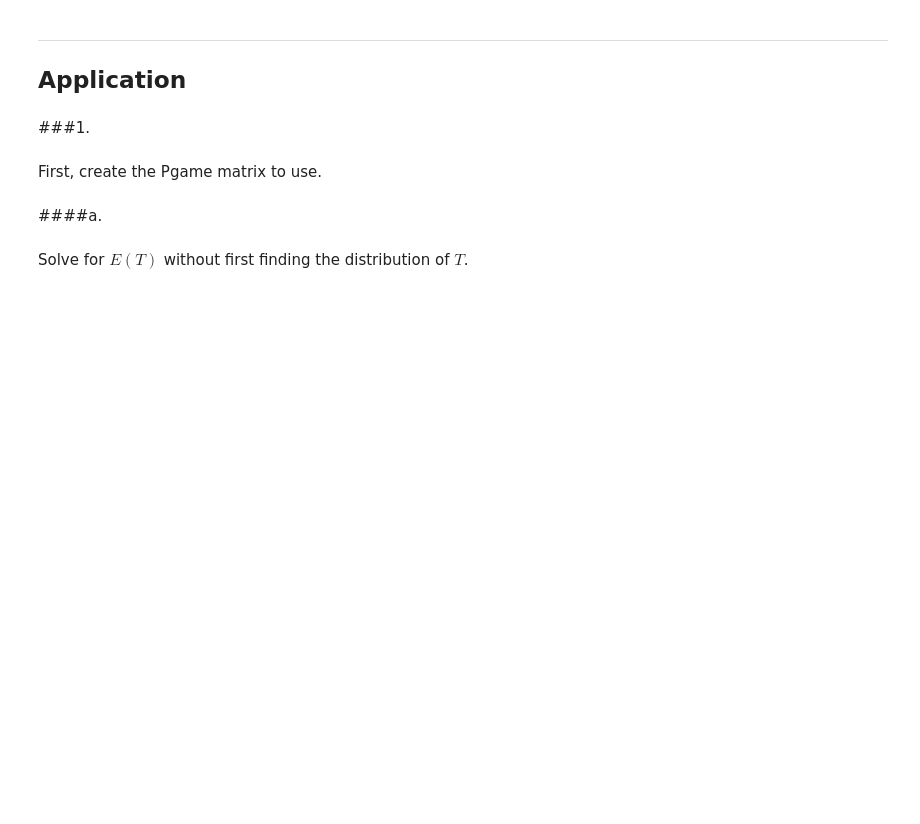
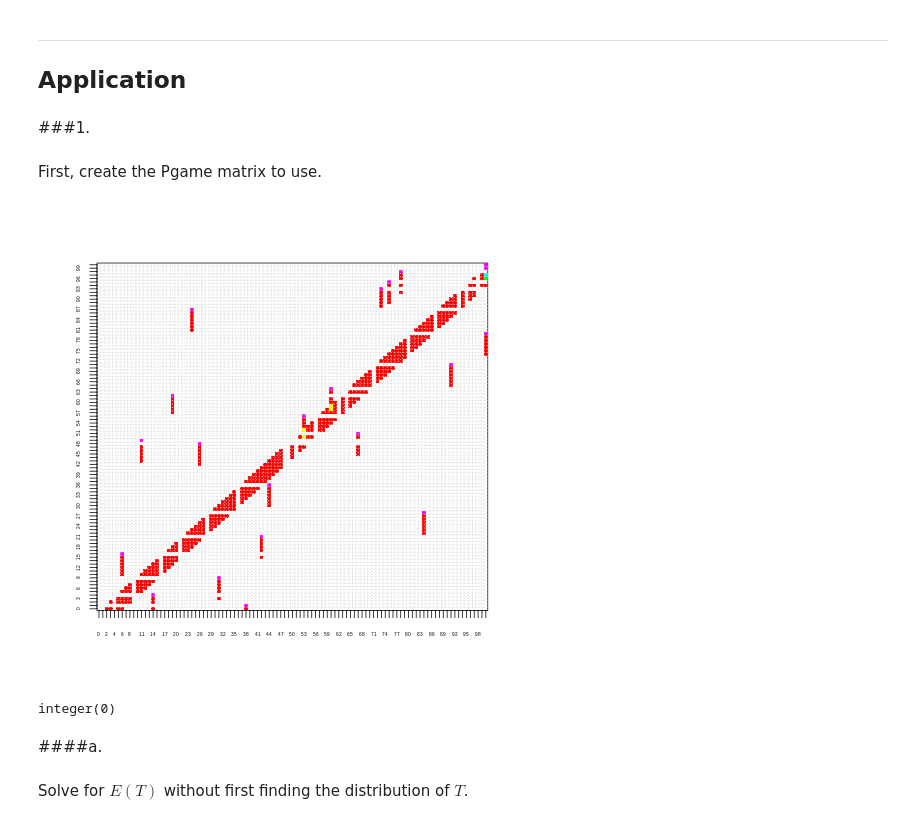
Before and after one commit to NRJaggers/Applied-Stochastic-Processes, a Jupyter notebook: Applications/4-Chutes_and_Ladders_and_MCMC/Chutes_and_Ladders_and_MCMC.ipynb, the cells around one changed output. Saved outputs shown, nothing was run; the diff lists cells and outputs as text; code cells hidden in the pictures; blank space fills up the shorter version.

```diff
--- a/Applications/4-Chutes_and_Ladders_and_MCMC/Chutes_and_Ladders_and_MCMC.ipynb
+++ b/Applications/4-Chutes_and_Ladders_and_MCMC/Chutes_and_Ladders_and_MCMC.ipynb
@@ -32,0 +35,25 @@ First, create the Pgame matrix to use.
+# %%
+%%R
+N = 100 # number of spaces on board
+
+s = N + 1  # number of states
+
+k = 6  # number of sides on die
+
+# P0 is the transition matrix if there were no chutes/ladders
+P0 = matrix(rep(0, s * s), nrow = s)
+
+for (i in 1:(N - 1)){
+  for (j in min(i + 1, N):min(i + k, N)){
+    if (j == N){
+      P0[i, j] = (i - N + k + 1) / k
+      # don't need to land on 100 exactly
+    } else {
+      P0[i, j] = 1 / k
+    }
+  }
+}
+
+P0[N, N] = 1  # absorbing state
+
+P0[s, 1:k] = 1 / k  # initial state
@@ -33,3 +105,18 @@ First, create the Pgame matrix to use.
+# %%
+%%R
+# generate the transition matrix for the actual game
+Pgame = make_board(
+  ladder_start = c(36, 4, 51, 71, 80, 21, 9, 1, 28),
+  chute_start = c(56, 64, 16, 93, 95, 98, 48, 49, 62, 87),
+  plot = TRUE)
+# %% [output]
+[figure, added]
+# %%
+%%R
+# Check that all row sums are 1
+which(!rowSums(Pgame) == 1)
+# %% [output]
+integer(0)
 # %% [markdown]
 ####a.
 # %% [markdown]
```
Also changed, not shown: parts of 2 cells of this notebook.
